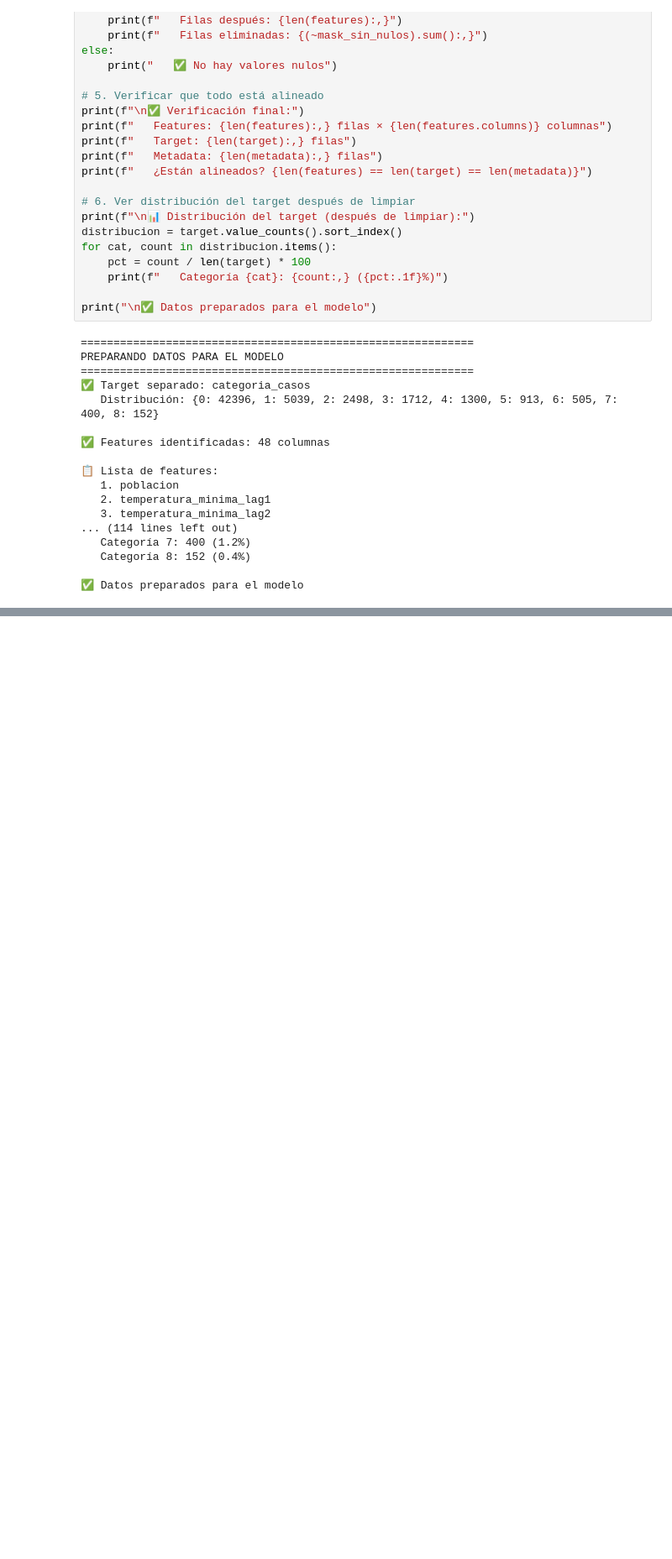
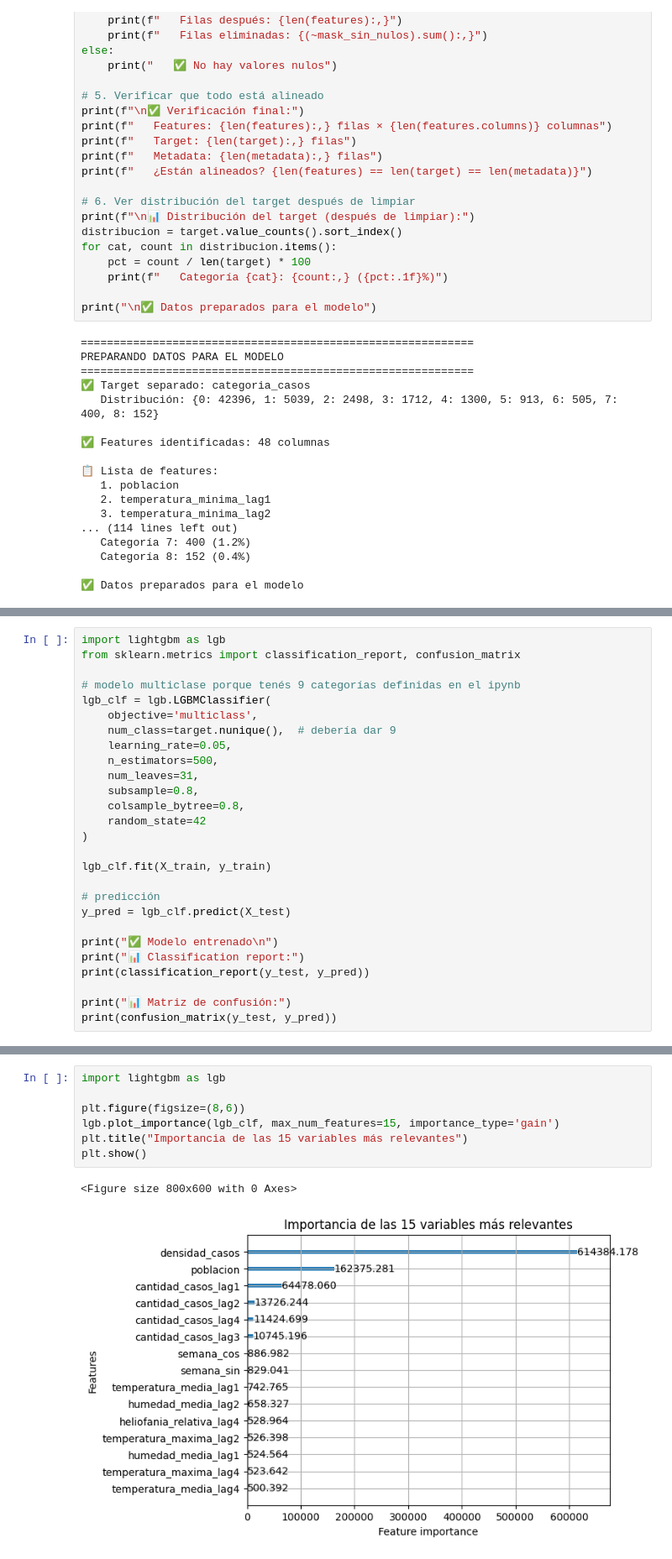
Before and after one commit to IS03/tp-dengue, a Jupyter notebook: modelos/XGBoost/modelo.ipynb, the cells around one changed output, grey strips where cells are left out. Shown at 84% size. Cells and saved outputs as stored; diff of their text form; blank space fills up the shorter version.

```diff
--- a/modelos/XGBoost/modelo.ipynb
+++ b/modelos/XGBoost/modelo.ipynb
@@ -530,0 +556,27 @@ PREPARANDO DATOS PARA EL MODELO
+# %%
+import lightgbm as lgb
+from sklearn.metrics import classification_report, confusion_matrix
+
+# modelo multiclase porque tenés 9 categorías definidas en el ipynb
+lgb_clf = lgb.LGBMClassifier(
+    objective='multiclass',
+    num_class=target.nunique(),  # debería dar 9
+    learning_rate=0.05,
+    n_estimators=500,
+    num_leaves=31,
+    subsample=0.8,
+    colsample_bytree=0.8,
+    random_state=42
+)
+
+lgb_clf.fit(X_train, y_train)
+
+# predicción
+y_pred = lgb_clf.predict(X_test)
+
+print("✅ Modelo entrenado\n")
+print("📊 Classification report:")
+print(classification_report(y_test, y_pred))
+
+print("📊 Matriz de confusión:")
+print(confusion_matrix(y_test, y_pred))
@@ -530,0 +699,10 @@ PREPARANDO DATOS PARA EL MODELO
+# %%
+import lightgbm as lgb
+
+plt.figure(figsize=(8,6))
+lgb.plot_importance(lgb_clf, max_num_features=15, importance_type='gain')
+plt.title("Importancia de las 15 variables más relevantes")
+plt.show()
+# %% [output]
+<Figure size 800x600 with 0 Axes>
+[figure, added]
```
Also changed, not shown: parts of 10 cells of this notebook, 1 other file.
